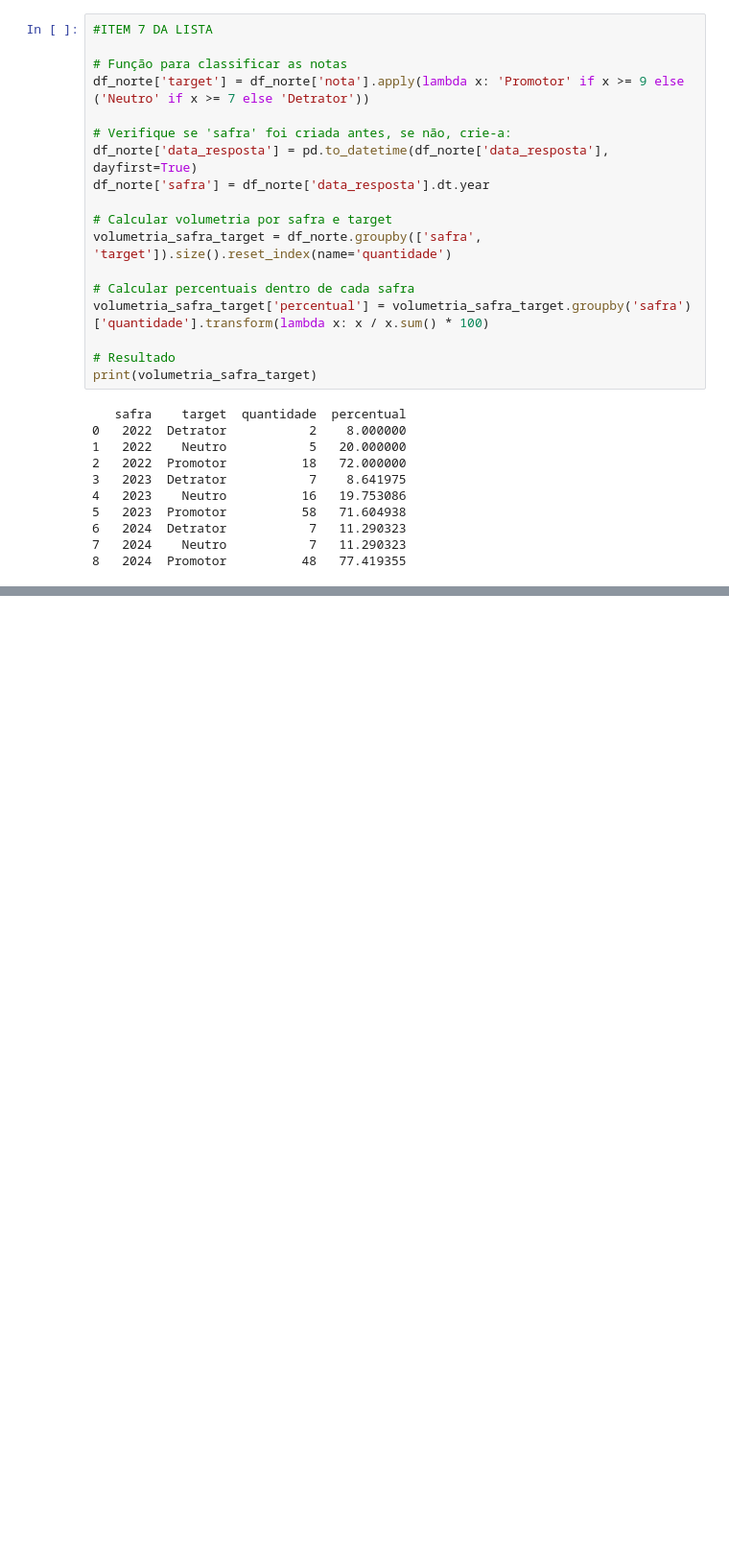
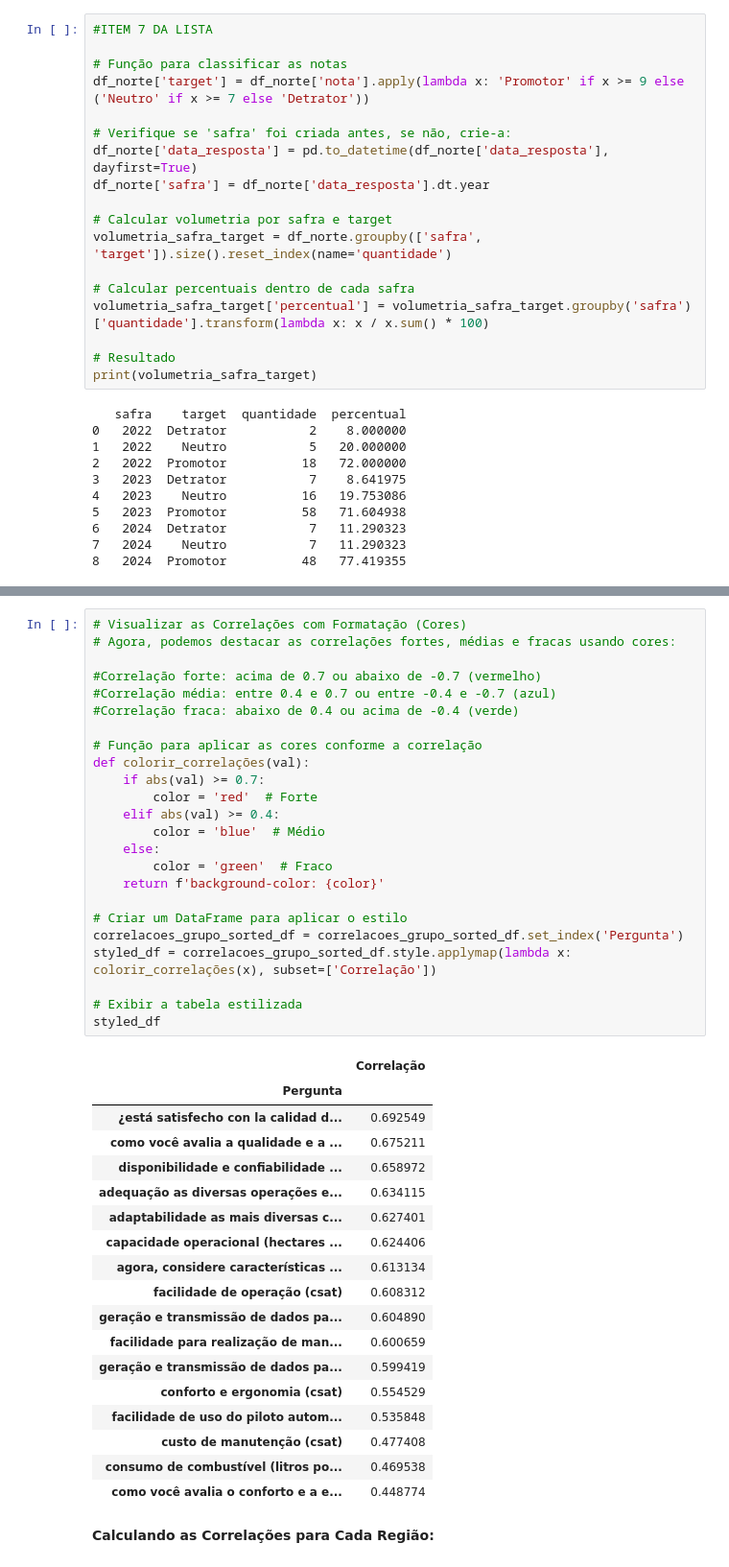
Before and after one commit to codeguima/data-science, a Jupyter notebook: Lista NPS Positivo_V4.ipynb, the cells around one changed output, grey strips where cells are left out. Shown at 96% size. Drawn from its saved outputs; the diff is of its cells as text; blank space fills up the shorter version.

```diff
--- a/Lista NPS Positivo_V4.ipynb
+++ b/Lista NPS Positivo_V4.ipynb
@@ -146,0 +212,45 @@ print(volumetria_safra_target)
+# %%
+# Visualizar as Correlações com Formatação (Cores)
+# Agora, podemos destacar as correlações fortes, médias e fracas usando cores:
+
+#Correlação forte: acima de 0.7 ou abaixo de -0.7 (vermelho)
+#Correlação média: entre 0.4 e 0.7 ou entre -0.4 e -0.7 (azul)
+#Correlação fraca: abaixo de 0.4 ou acima de -0.4 (verde)
+
+# Função para aplicar as cores conforme a correlação
+def colorir_correlações(val):
+    if abs(val) >= 0.7:
+        color = 'red'  # Forte
+    elif abs(val) >= 0.4:
+        color = 'blue'  # Médio
+    else:
+        color = 'green'  # Fraco
+    return f'background-color: {color}'
+
+# Criar um DataFrame para aplicar o estilo
+correlacoes_grupo_sorted_df = correlacoes_grupo_sorted_df.set_index('Pergunta')
+styled_df = correlacoes_grupo_sorted_df.style.applymap(lambda x: colorir_correlações(x), subset=['Correlação'])
+
+# Exibir a tabela estilizada
+styled_df
+# %% [output]
+|  | Correlação |
+| Pergunta |  |
+| ¿está satisfecho con la calidad d... | 0.692549 |
+| como você avalia a qualidade e a ... | 0.675211 |
+| disponibilidade e confiabilidade ... | 0.658972 |
+| adequação as diversas operações e... | 0.634115 |
+| adaptabilidade as mais diversas c... | 0.627401 |
+| capacidade operacional (hectares ... | 0.624406 |
+| agora, considere características ... | 0.613134 |
+| facilidade de operação (csat) | 0.608312 |
+| geração e transmissão de dados pa... | 0.604890 |
+| facilidade para realização de man... | 0.600659 |
+| geração e transmissão de dados pa... | 0.599419 |
+| conforto e ergonomia (csat) | 0.554529 |
+| facilidade de uso do piloto autom... | 0.535848 |
+| custo de manutenção (csat) | 0.477408 |
+| consumo de combustível (litros po... | 0.469538 |
+| como você avalia o conforto e a e... | 0.448774 |
+# %% [markdown]
+**Calculando as Correlações para Cada Região:**
```
Also changed, not shown: parts of 4 cells of this notebook.
